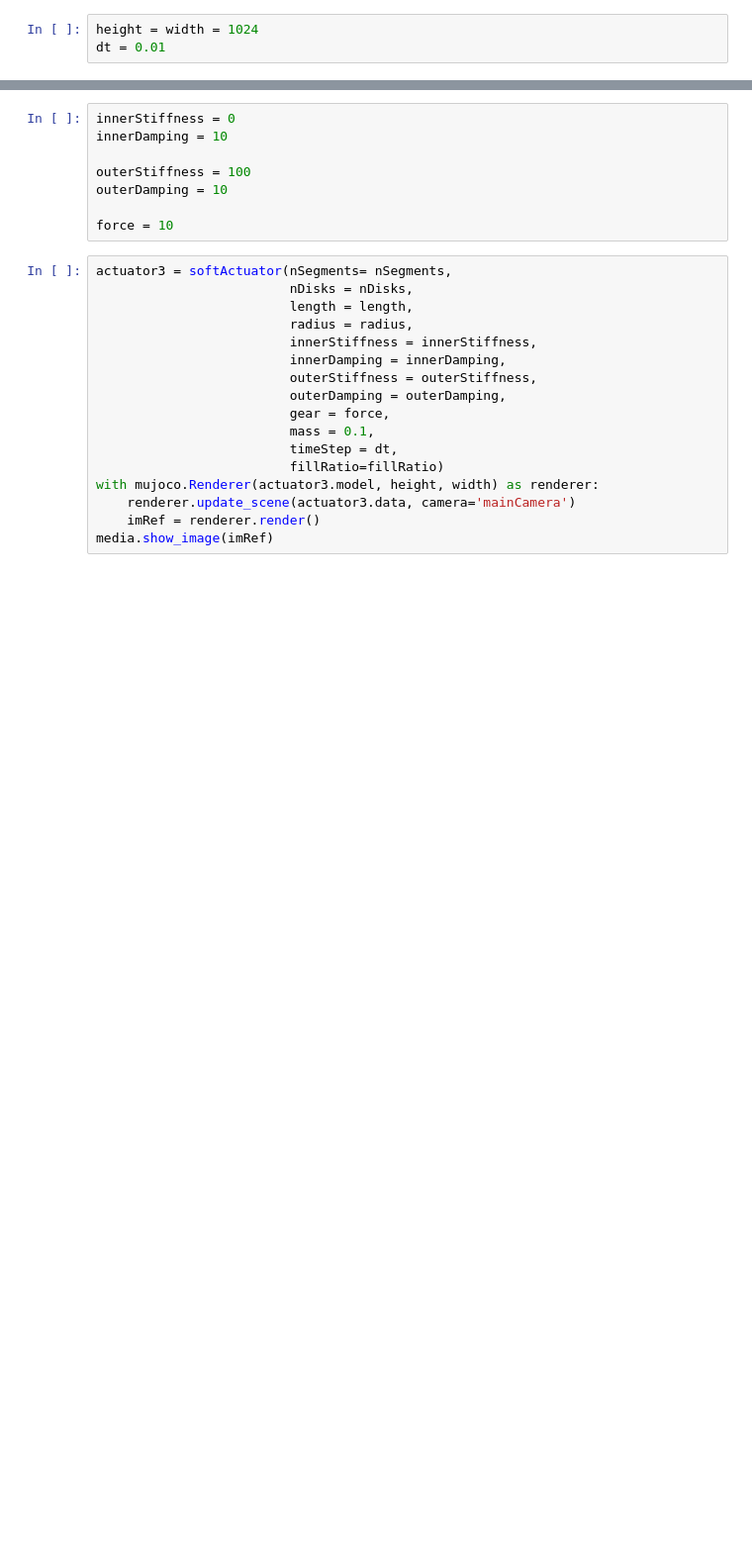
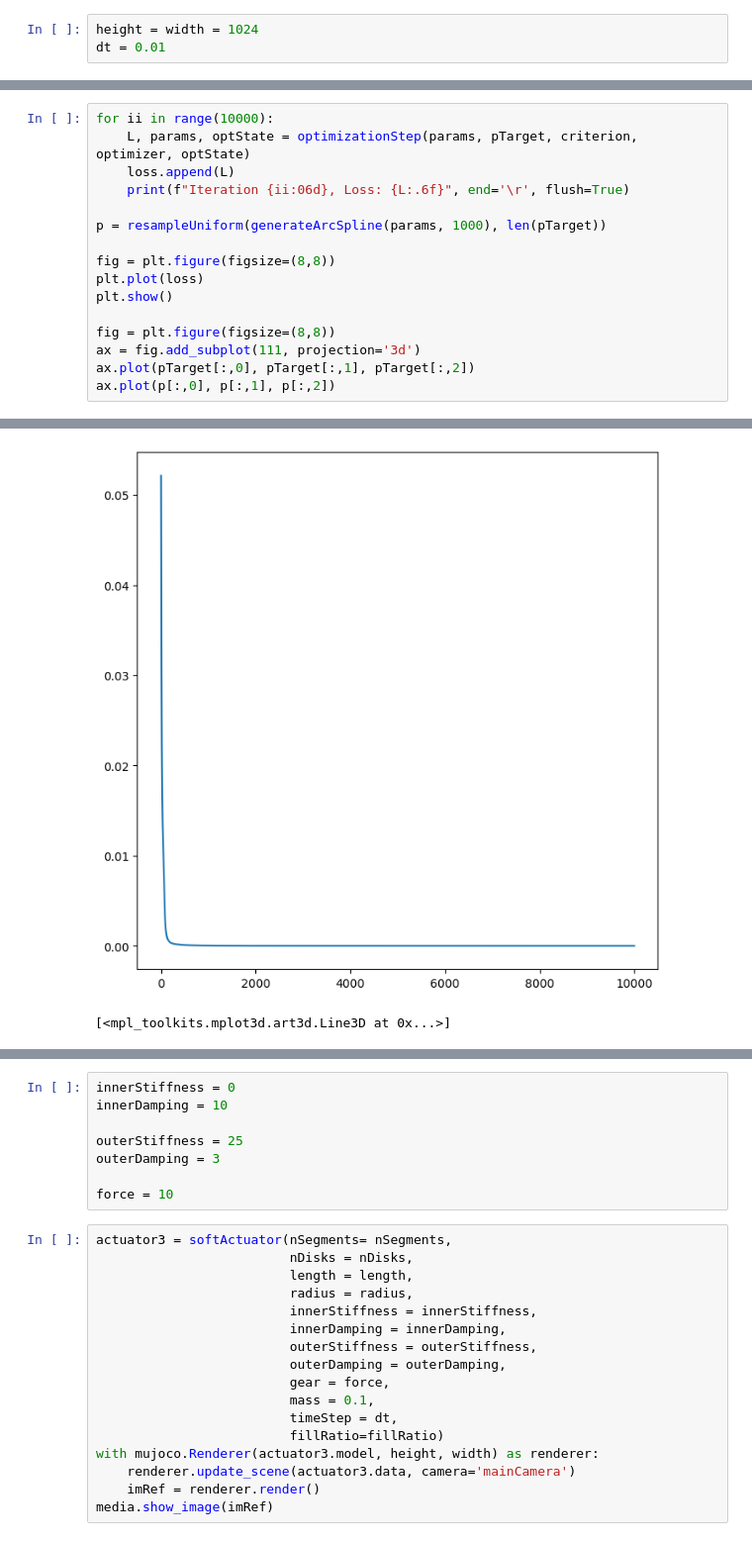
Before and after one commit to AEbrazeh/SoftActuatorSimulation, a Jupyter notebook: Demonstration.ipynb, the cells around one changed output, grey strips where cells are left out. Shown: that part at 99% size. Cells and saved outputs as stored; diff of their text form; blank space fills up the shorter version.

Commit message:
Adding optimization code.

```diff
--- a/Demonstration.ipynb
+++ b/Demonstration.ipynb
@@ -20,0 +41,17 @@ dx = length / ((nDisks + fillRatio - 1) * nSegments)
+# %%
+for ii in range(10000):
+    L, params, optState = optimizationStep(params, pTarget, criterion, optimizer, optState)
+    loss.append(L)
+    print(f"Iteration {ii:06d}, Loss: {L:.6f}", end='\r', flush=True)
+
+p = resampleUniform(generateArcSpline(params, 1000), len(pTarget))
+
+fig = plt.figure(figsize=(8,8))
+plt.plot(loss)
+plt.show()
+
+fig = plt.figure(figsize=(8,8))
+ax = fig.add_subplot(111, projection='3d')
+ax.plot(pTarget[:,0], pTarget[:,1], pTarget[:,2])
+ax.plot(p[:,0], p[:,1], p[:,2])
+# %% [output]
@@ -20,0 +59,2 @@ dx = length / ((nDisks + fillRatio - 1) * nSegments)
+[figure, added]
+[<mpl_toolkits.mplot3d.art3d.Line3D at 0x...>]
@@ -22,8 +63,8 @@ dx = length / ((nDisks + fillRatio - 1) * nSegments)
 innerStiffness = 0
 innerDamping = 10
 
-outerStiffness = 100
-outerDamping = 10
+outerStiffness = 25
+outerDamping = 3
 
 force = 10
 # %%
```
Also changed, not shown: parts of 16 cells of this notebook, 4 other files.
